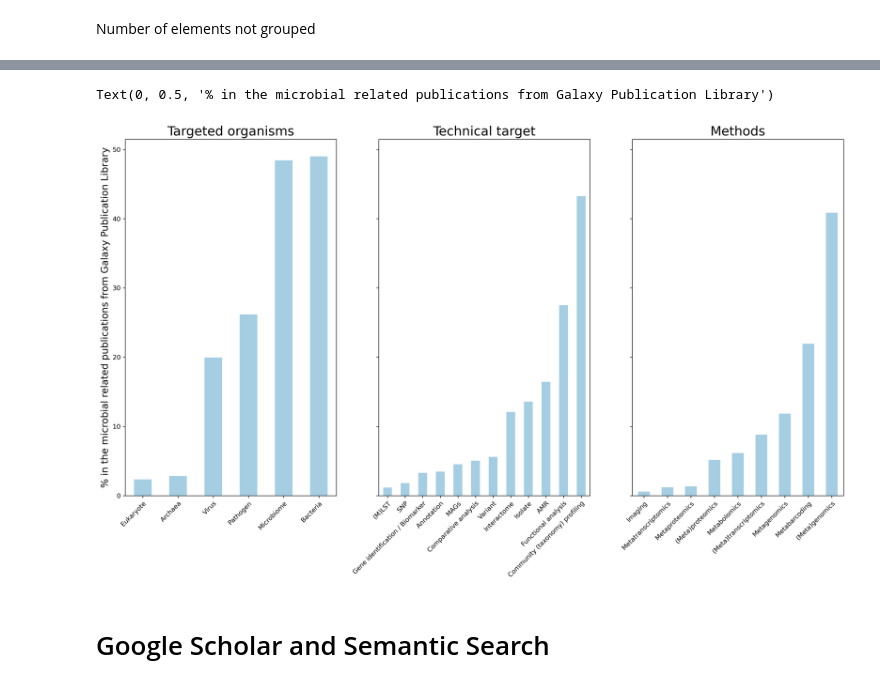
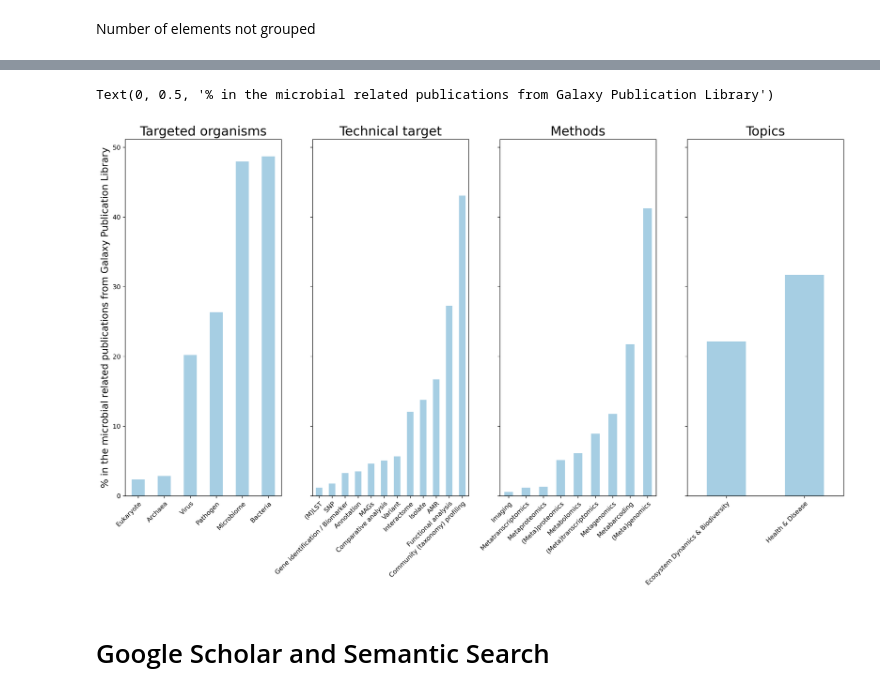
Before and after one commit to usegalaxy-eu/microgalaxy_paper_2025, a Jupyter notebook: bin/explore_publications.ipynb, the cells around one changed output, grey strips where cells are left out. Cells and saved outputs as stored; diff of their text form; code cells hidden in the pictures.

```diff
--- a/bin/explore_publications.ipynb
+++ b/bin/explore_publications.ipynb
@@ -183,7 +194,19 @@ def create_grouping_keywords():
                 'location': ['tag', 'title', 'abstract'],
                 'counts': 0
             },
-        }
+        },
+        'Topics': {
+            'Ecosystem Dynamics & Biodiversity': {
+                'keywords': ['environment', 'biodiversity', 'ecosystem'],
+                'location': ['tag', 'title', 'abstract'],
+                'counts': 0
+            },
+            'Health & Disease': {
+                'keywords': ['health', 'disease'],
+                'location': ['tag', 'title', 'abstract'],
+                'counts': 0
+            },
+        },
     }
 
 def find_kw(string, kws):
@@ -345,27 +368,27 @@ for g, group in grouping_keywords.items():
 # %%
 def plot_kw_percentage(group, dfs, ax):
     '''
     Plot percentage of publications with keywords related a group
 
     :param group: group
     :param dfs: dictionary with dataframes
     :param ax: axis
     '''
     (dfs[group].percentage
          .sort_values()
          .plot.bar(ax=ax, colormap='Paired'))
     #plt.xticks(rotation=45, ha='right')
     ax.set_xticklabels(ax.get_xticklabels(), rotation=45, ha='right', rotation_mode='anchor')
     ax.set_title(group, fontsize=20)
 
-fig, axs = plt.subplots(1, 3, sharey=True, figsize=(20, 10))
+fig, axs = plt.subplots(1, 4, sharey=True, figsize=(20, 10))
 fig.set_dpi(300)
 for i, group in enumerate(group_dfs):
     plot_kw_percentage(group, group_dfs, axs[i])
 axs[0].set_ylabel('% in the microbial related publications from Galaxy Publication Library', fontsize=15)
 # %% [output]
 Text(0, 0.5, '% in the microbial related publications from Galaxy Publication Library')
-[figure, old version]
+[figure, new version]
 # %% [markdown]
 # Google Scholar and Semantic Search
 # %% [markdown]
```
Also changed, not shown: parts of 16 cells of this notebook, 6 other files.
